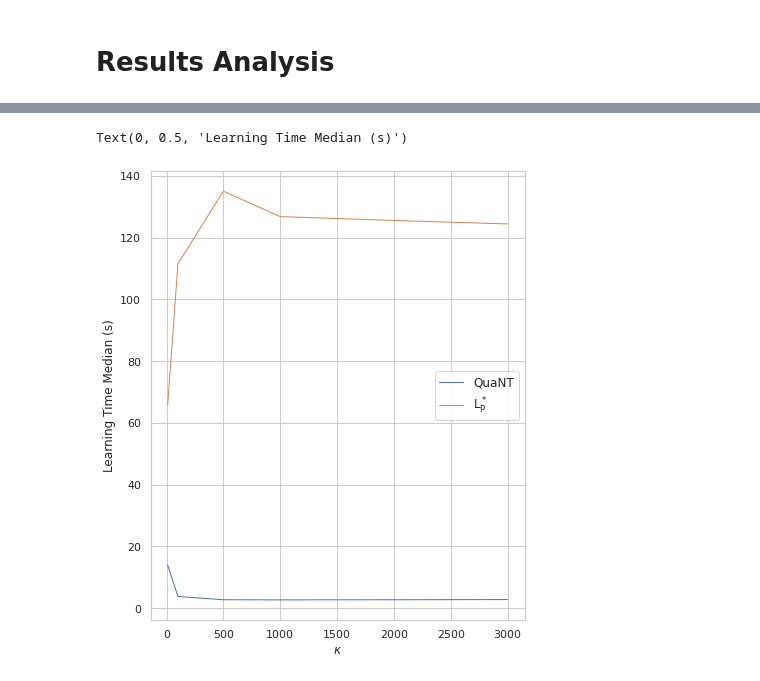
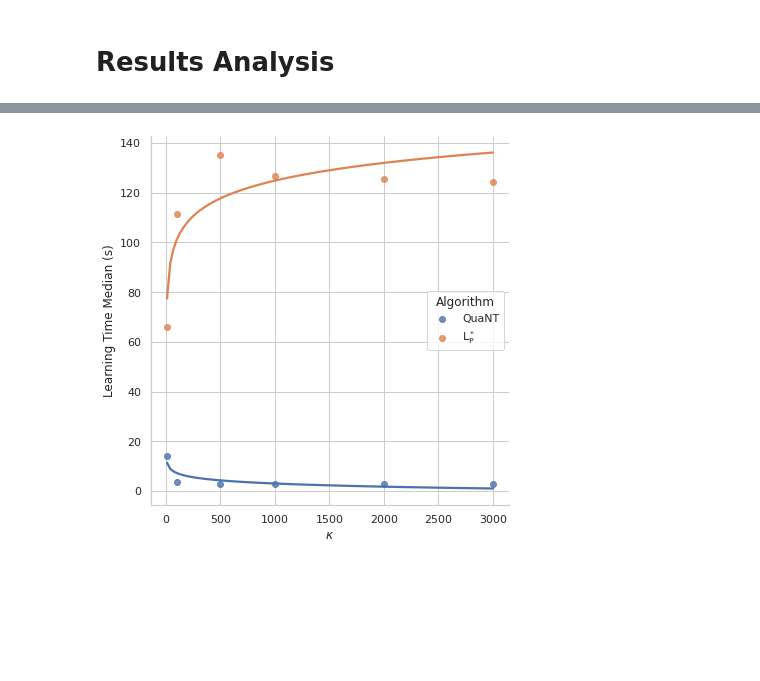
Before and after one commit to neuralchecker/pymodelextractor_towards_efficient_active_learning_of_PDFA_experiments, a Jupyter notebook: experiment_3/data_analysis.ipynb, the cells around one changed output, grey strips where cells are left out. Drawn from its saved outputs; the diff is of its cells as text; code cells hidden in the pictures; blank space fills up the shorter version.

```diff
--- a/experiment_3/data_analysis.ipynb
+++ b/experiment_3/data_analysis.ipynb
@@ -56,13 +56,14 @@ grouped_multiple
 | 11 | WLStarLearner | 3000 | 124.425165 | 24.484160 | 1788.0 | 66.0 | ... |
 # %%
 import seaborn as sns
-sns.set(rc={'figure.figsize':(6.7,8.27)})
 sns.set_style("whitegrid")
-ax = sns.lineplot(x="Partitions", y="Time(s)_median", hue="Algorithm",
-                 data=grouped_multiple, linewidth=1)
-plt.legend(labels=["QuaNT","$\mathrm{L_{P}^*}$"], fontsize = 12, frameon=True)
-ax.set_xlabel("$\kappa$", fontsize = 12)
-ax.set_ylabel("Learning Time Median (s)", fontsize = 12)
+ax = sns.lmplot(x="Partitions", y="Time(s)_median", hue="Algorithm",
+                 data=grouped_multiple, legend = True, legend_out = False, logx = True, ci=None, size = 6)
+
+ax.axes[0,0].set_xlabel("$\kappa$", fontsize = 12)
+ax.axes[0,0].set_ylabel("Learning Time Median (s)", fontsize = 12)
+new_labels = ["QuaNT","$\mathrm{L_{P}^*}$"]
+for t, l in zip(ax._legend.texts, new_labels):
+    t.set_text(l)
 # %% [output]
-Text(0, 0.5, 'Learning Time Median (s)')
-[figure, old version]
+[figure, new version]
```
Also changed, not shown: parts of 1 cell of this notebook, 2 other files.
